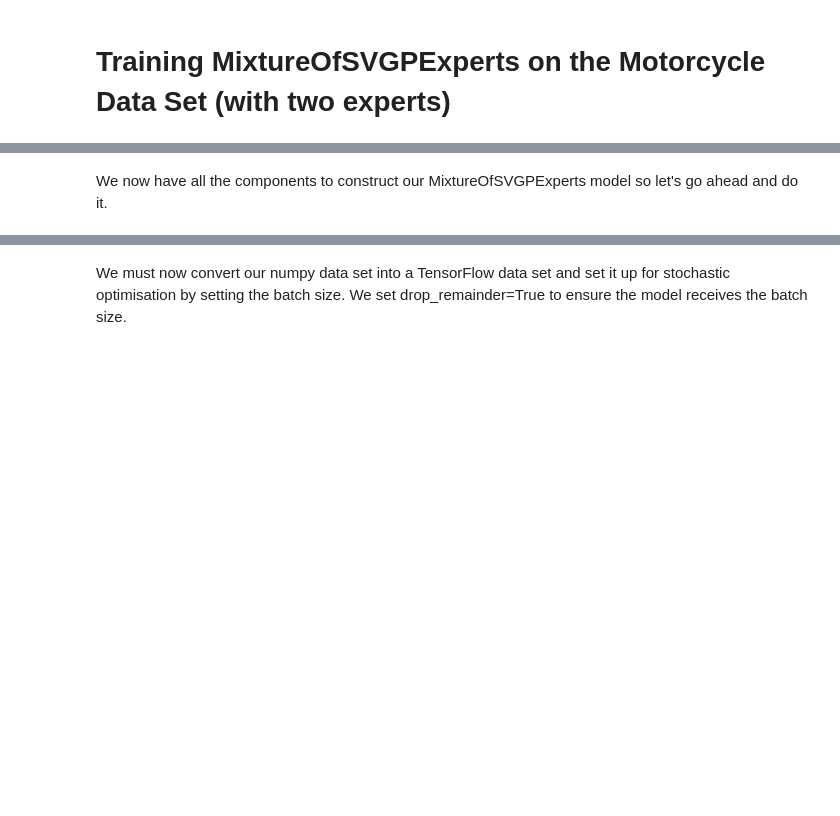
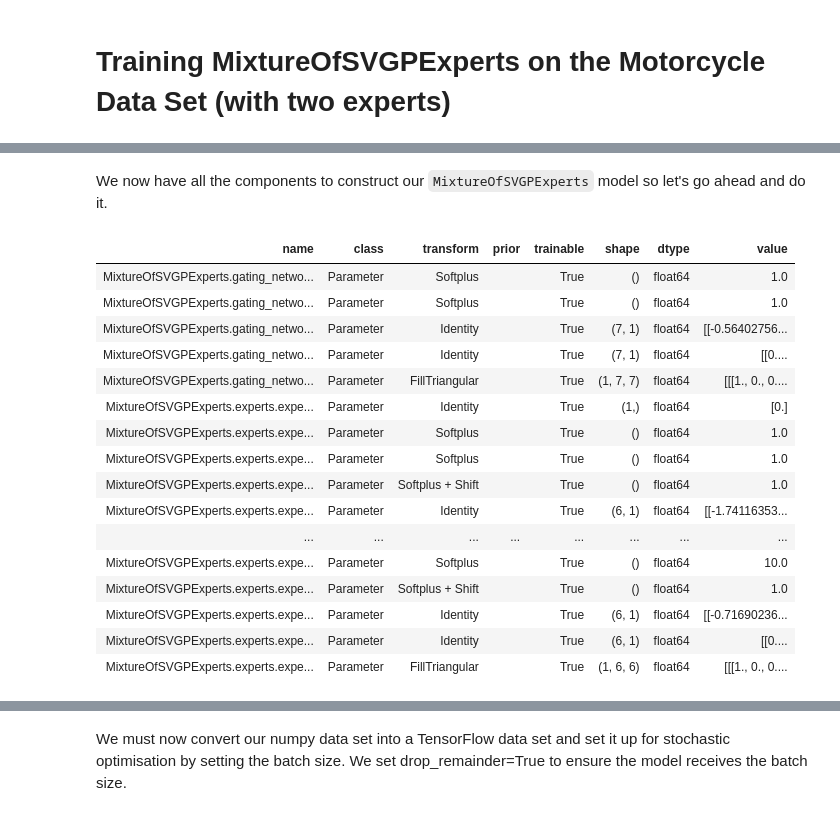
Before and after one commit to aidanscannell/mogpe, a Jupyter notebook: examples/mcycle/notebooks/train_mcycle_with_2_experts.ipynb, the cells around one changed output, grey strips where cells are left out. Cells and saved outputs as stored; diff of their text form; code cells hidden in the pictures; blank space fills up the shorter version.

```diff
--- a/examples/mcycle/notebooks/train_mcycle_with_2_experts.ipynb
+++ b/examples/mcycle/notebooks/train_mcycle_with_2_experts.ipynb
@@ -181,6 +131,28 @@ print_summary(gating_network)
 # %% [markdown]
-We now have all the components to construct our MixtureOfSVGPExperts model so let's go ahead and do it.
+We now have all the components to construct our `MixtureOfSVGPExperts` model so let's go ahead and do it.
 # %%
-model = MixtureOfSVGPExperts(gating_network=gating_network, experts=experts, num_data=num_data)
+model = MixtureOfSVGPExperts(gating_network=gating_network,
+                             experts=experts,
+                             num_samples=num_samples,
+                             num_data=num_data)
+print_summary(model, fmt="notebook")
+# %% [output]
+| name | class | transform | prior | trainable | shape | dtype | value |
+| MixtureOfSVGPExperts.gating_netwo... | Parameter | Softplus |  | True | () | float64 | 1.0 |
+| MixtureOfSVGPExperts.gating_netwo... | Parameter | Softplus |  | True | () | float64 | 1.0 |
+| MixtureOfSVGPExperts.gating_netwo... | Parameter | Identity |  | True | (7, 1) | float64 | [[-0.56402756... |
+| MixtureOfSVGPExperts.gating_netwo... | Parameter | Identity |  | True | (7, 1) | float64 | [[0.... |
+| MixtureOfSVGPExperts.gating_netwo... | Parameter | FillTriangular |  | True | (1, 7, 7) | float64 | [[[1., 0., 0.... |
+| MixtureOfSVGPExperts.experts.expe... | Parameter | Identity |  | True | (1,) | float64 | [0.] |
+| MixtureOfSVGPExperts.experts.expe... | Parameter | Softplus |  | True | () | float64 | 1.0 |
+| MixtureOfSVGPExperts.experts.expe... | Parameter | Softplus |  | True | () | float64 | 1.0 |
+| MixtureOfSVGPExperts.experts.expe... | Parameter | Softplus + Shift |  | True | () | float64 | 1.0 |
+| MixtureOfSVGPExperts.experts.expe... | Parameter | Identity |  | True | (6, 1) | float64 | [[-1.74116353... |
+| ... | ... | ... | ... | ... | ... | ... | ... |
+| MixtureOfSVGPExperts.experts.expe... | Parameter | Softplus |  | True | () | float64 | 10.0 |
+| MixtureOfSVGPExperts.experts.expe... | Parameter | Softplus + Shift |  | True | () | float64 | 1.0 |
+| MixtureOfSVGPExperts.experts.expe... | Parameter | Identity |  | True | (6, 1) | float64 | [[-0.71690236... |
+| MixtureOfSVGPExperts.experts.expe... | Parameter | Identity |  | True | (6, 1) | float64 | [[0.... |
+| MixtureOfSVGPExperts.experts.expe... | Parameter | FillTriangular |  | True | (1, 6, 6) | float64 | [[[1., 0., 0.... |
 # %% [markdown]
 We can use the Plotter1D class from `mogpe.helpers.plotter` to plot our model before training.
```
Also changed, not shown: parts of 31 cells of this notebook, 1 other file.
